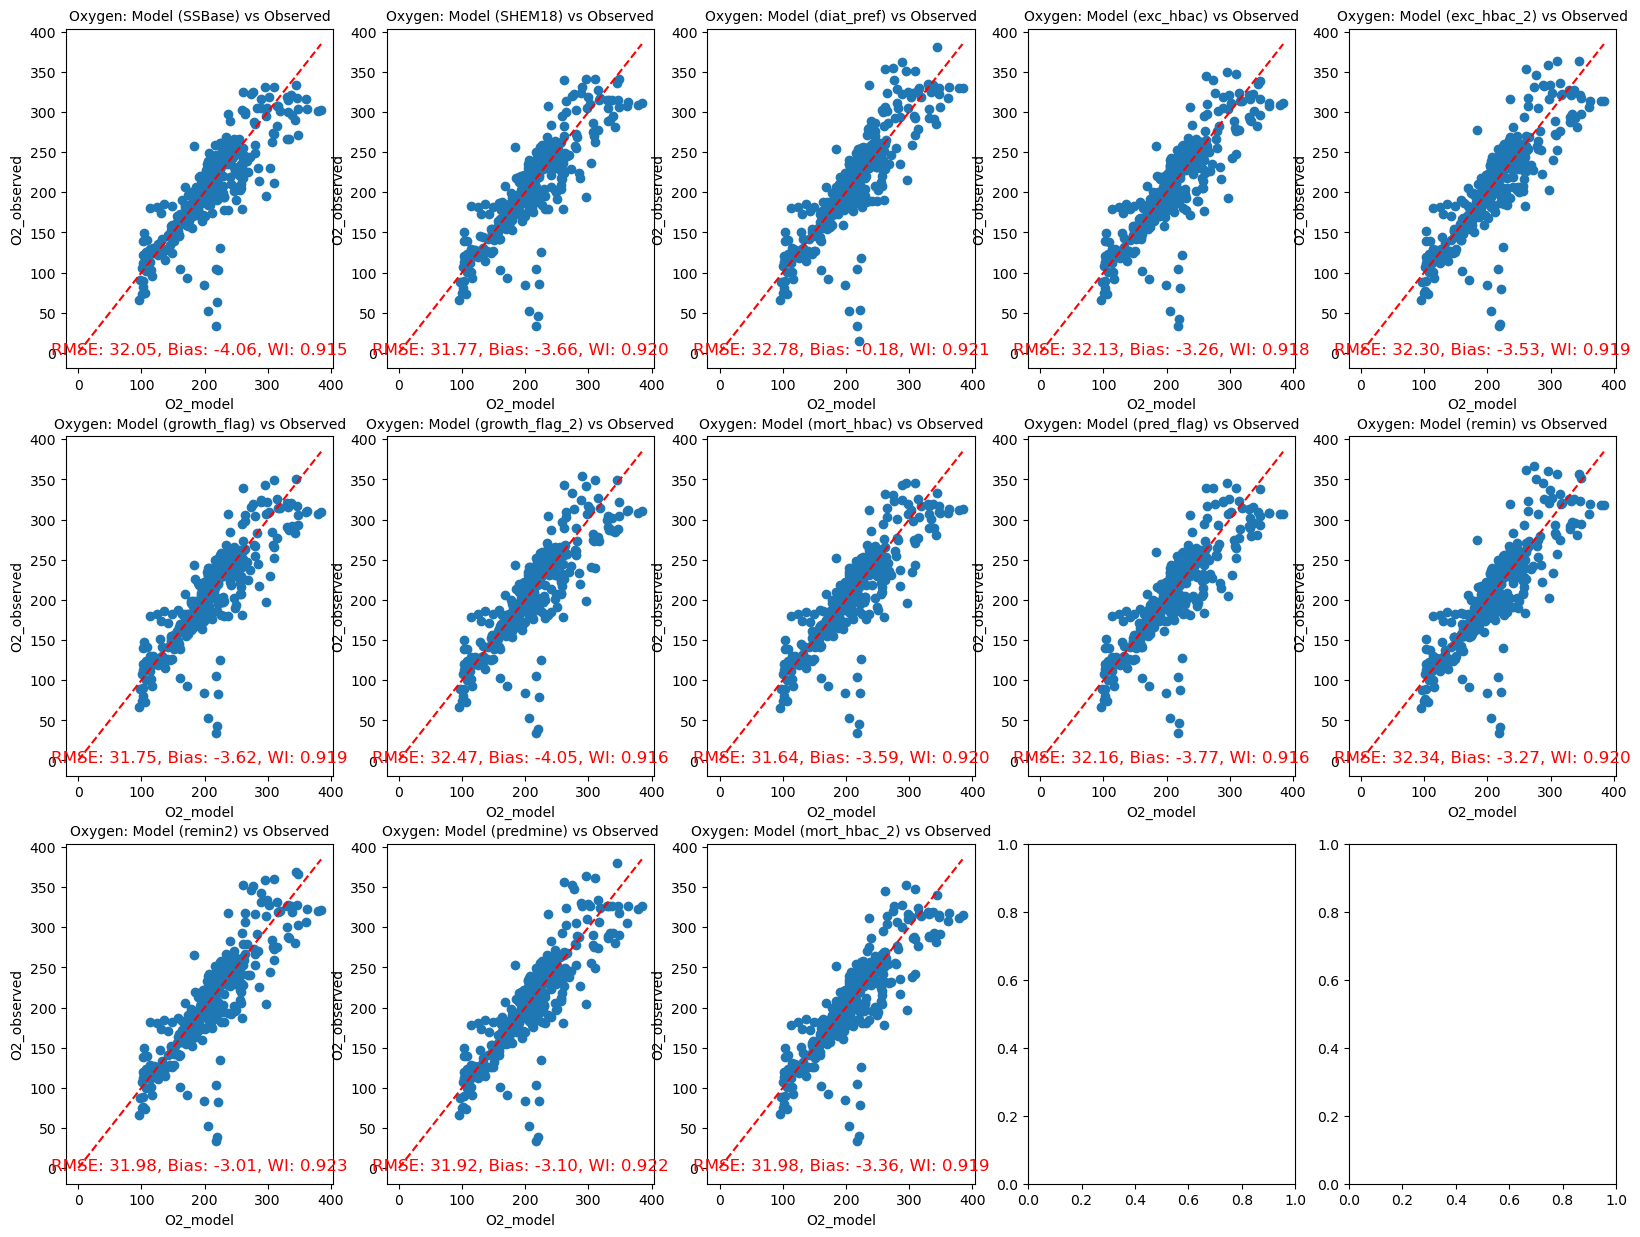
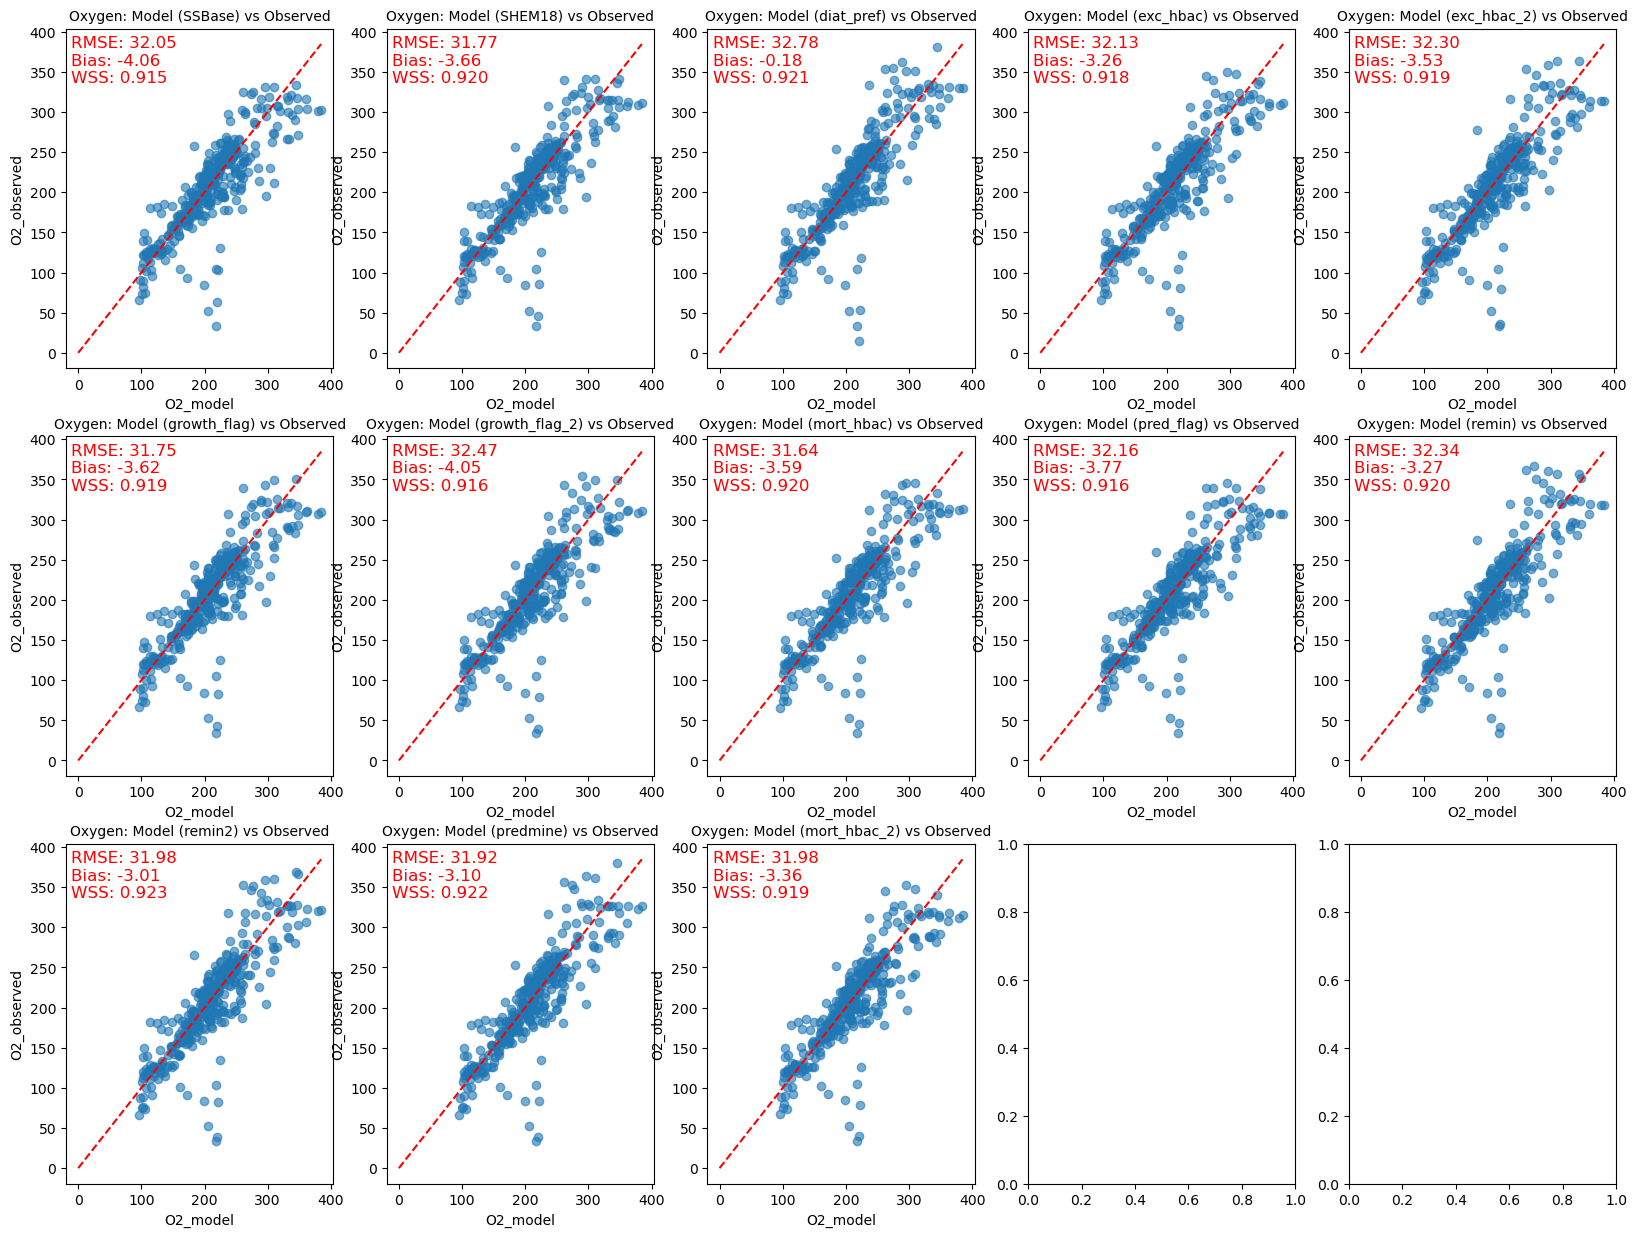
The change to this notebook cell's code, shown as a diff; its figure went from the first image to the second:
--- before
+++ after
@@ -14,5 +14,5 @@
     rmse, bias, WI = calculate_rmse_bias(obs[mask_N], model[mask_N])
     
-    axs[i].scatter(obs[mask_N], model[mask_N])
+    axs[i].scatter(obs[mask_N], model[mask_N],alpha=0.6)
     axs[i].set_xlabel('O2_model')
     axs[i].set_ylabel('O2_observed')
@@ -26,10 +26,3 @@
     )
     
-    axs[i].text(
-        0.5, 0.04,
-        f'RMSE: {rmse:.2f}, Bias: {bias:.2f}, WI: {WI:.3f}',
-        ha='center',
-        fontsize=12,
-        transform=axs[i].transAxes,
-        color='red'
-    )
+    axs[i].text(0.02, 0.98,f'RMSE: {rmse:.2f}\nBias: {bias:.2f}\nWSS: {WI:.3f}',ha='left',va='top',fontsize=12,transform=axs[i].transAxes,color='red')

Commit: change eval to match Tall